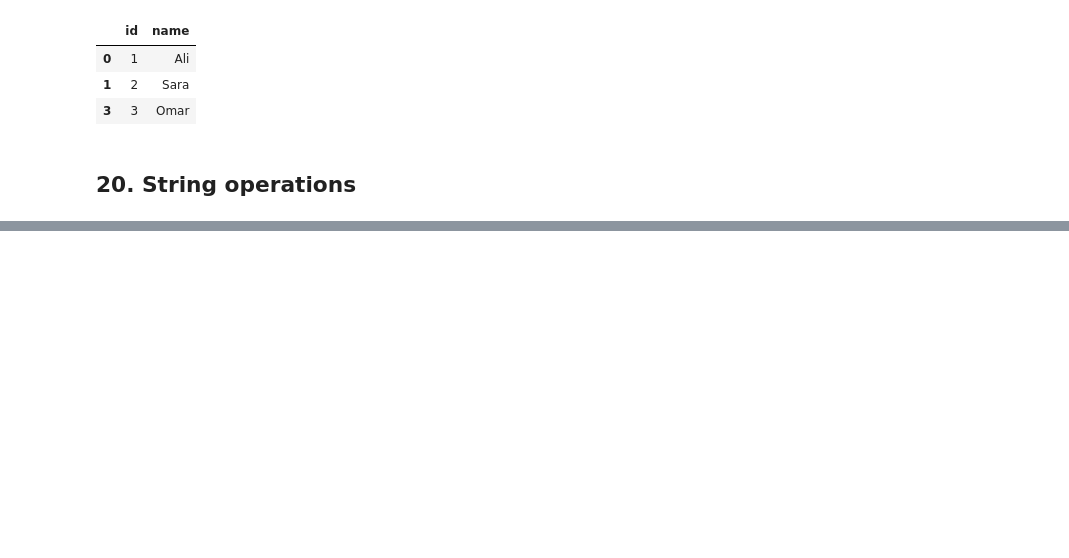
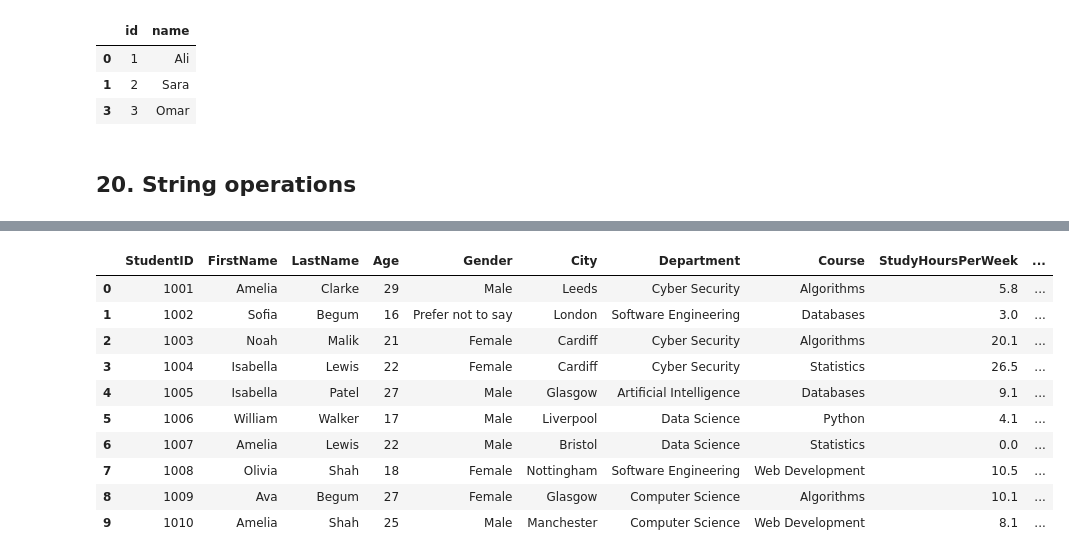
Before and after one commit to mirzajamalnasir750/Python, a Jupyter notebook: PANDAS.ipynb, the cells around one changed output, grey strips where cells are left out. Cells and saved outputs as stored; diff of their text form; code cells hidden in the pictures; blank space fills up the shorter version.

```diff
--- a/PANDAS.ipynb
+++ b/PANDAS.ipynb
@@ -663,0 +414,15 @@ Practise using `.loc` for label-based selection, `.iloc` for position-based sele
+# %%
+show = df.head(10)
+show
+# %% [output]
+|  | StudentID | FirstName | LastName | Age | Gender | City | Department | Course | StudyHoursPerWeek | ... |
+| 0 | 1001 | Amelia | Clarke | 29 | Male | Leeds | Cyber Security | Algorithms | 5.8 | ... |
+| 1 | 1002 | Sofia | Begum | 16 | Prefer not to say | London | Software Engineering | Databases | 3.0 | ... |
+| 2 | 1003 | Noah | Malik | 21 | Female | Cardiff | Cyber Security | Algorithms | 20.1 | ... |
+| 3 | 1004 | Isabella | Lewis | 22 | Female | Cardiff | Cyber Security | Statistics | 26.5 | ... |
+| 4 | 1005 | Isabella | Patel | 27 | Male | Glasgow | Artificial Intelligence | Databases | 9.1 | ... |
+| 5 | 1006 | William | Walker | 17 | Male | Liverpool | Data Science | Python | 4.1 | ... |
+| 6 | 1007 | Amelia | Lewis | 22 | Male | Bristol | Data Science | Statistics | 0.0 | ... |
+| 7 | 1008 | Olivia | Shah | 18 | Female | Nottingham | Software Engineering | Web Development | 10.5 | ... |
+| 8 | 1009 | Ava | Begum | 27 | Female | Glasgow | Computer Science | Algorithms | 10.1 | ... |
+| 9 | 1010 | Amelia | Shah | 25 | Male | Manchester | Computer Science | Web Development | 8.1 | ... |
```
Also changed, not shown: parts of 49 cells of this notebook.
